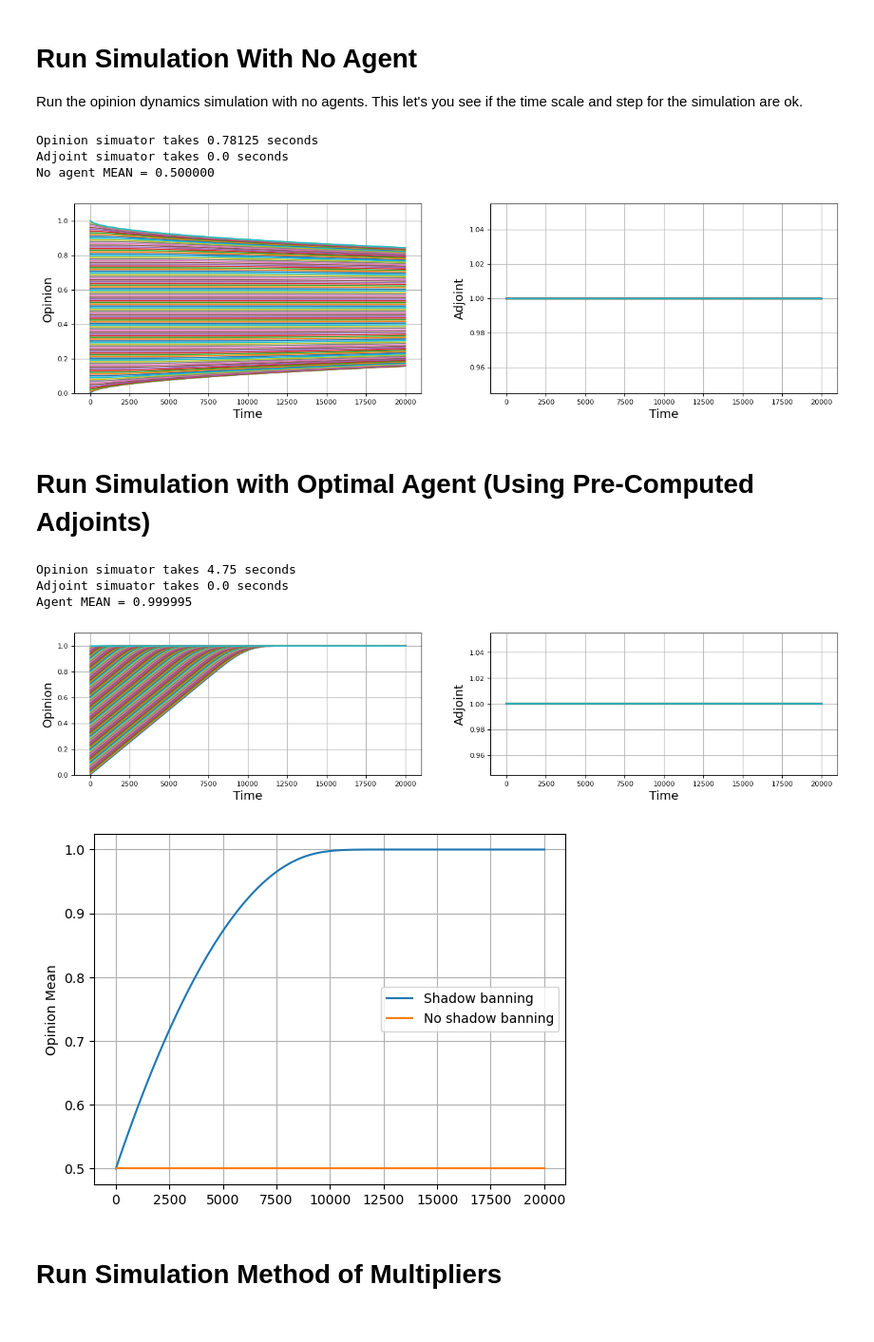
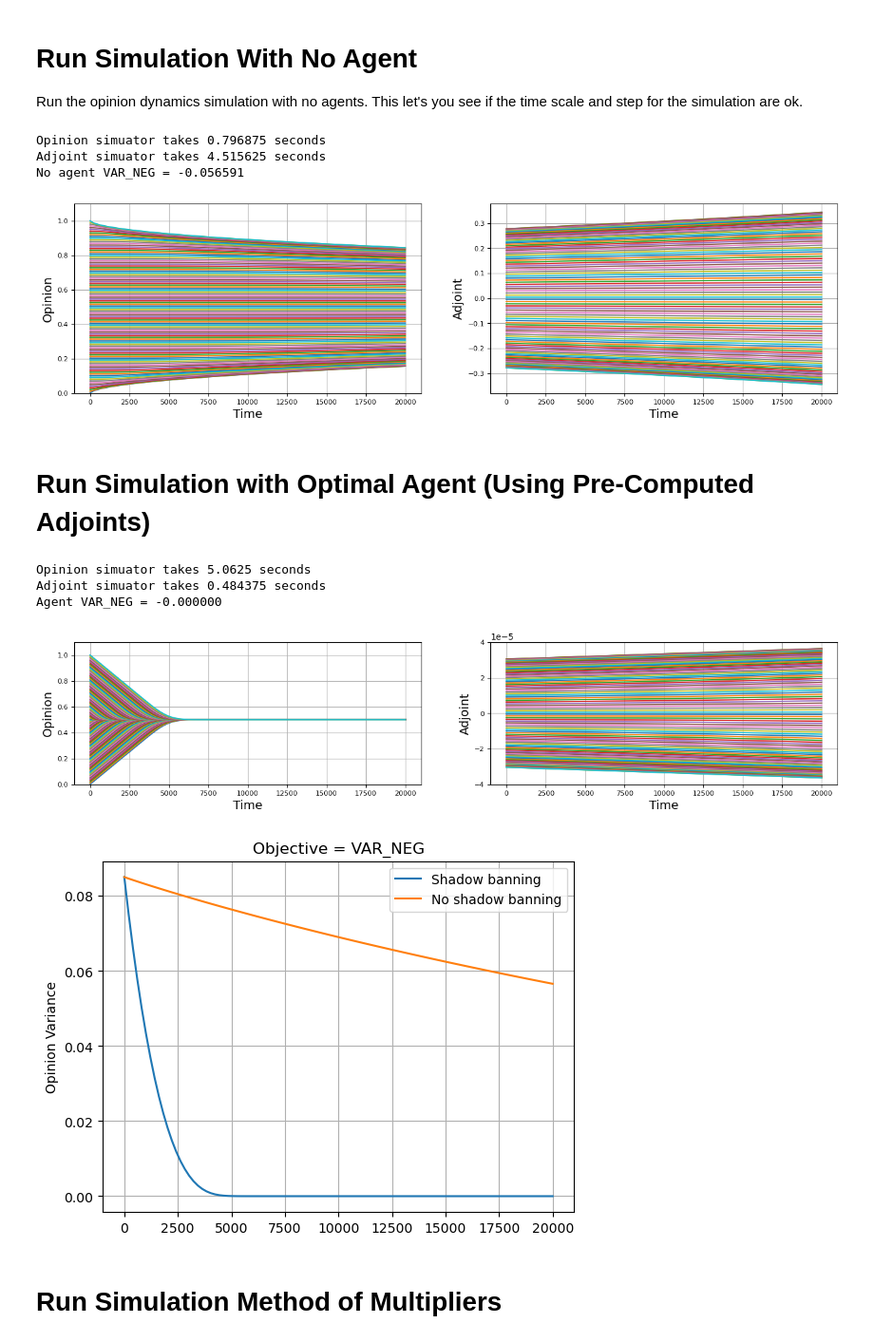
Before and after one commit to zlisto/opinion_dynamics, a Jupyter notebook: ShadowBanControl.ipynb, the cells around one changed output. Shown at 95% size. Cells and saved outputs as stored; diff of their text form; code cells hidden in the pictures.

```diff
--- a/ShadowBanControl.ipynb
+++ b/ShadowBanControl.ipynb
@@ -162,10 +162,14 @@ Network has 100 nodes, 99 edges
 # %% [markdown]
 # Objective and Simulation Parameters
 # %%
-#objective function
-OBJECTIVE = 'MEAN'  #OBJECTIVE can be "MEAN" (maximize mean), "VARIANCE" (maximize variance), "TARGET" (minimize RMS to target opinion)
+#objective function to be maximized
+#OBJECTIVE can be "MEAN", "VAR","VAR_NEG", "MEAN_TAVG","VAR_TAVG","VAR_TAVG_NEG",'MEAN_TAVG'
+#TAVG = time average
+OBJECTIVE = 'VAR_NEG'
 alpha   = 1.07e-2  #Weight of control strength
 
 # simulation time parameters
 tmax = 20000 #tmax = tf = final time for simulation in [time units]
 nsteps = 100  #number of discrete steps in the simulation
+
+print(f"Maximize {OBJECTIVE}\nSimulation has {nsteps} steps for t = 0 .. {tmax}")
@@ -199,10 +206,10 @@ P_no_agent  = P
 plt.figure(figsize = (16,4))
 plot_opinion_adjoint(T,Opinions_no_agent, P_no_agent)
 # %% [output]
-Opinion simuator takes 0.78125 seconds
-Adjoint simuator takes 0.0 seconds
-No agent MEAN = 0.500000
+Opinion simuator takes 0.796875 seconds
+Adjoint simuator takes 4.515625 seconds
+No agent VAR_NEG = -0.056591
-[figure, old version]
+[figure, new version]
 # %% [markdown]
 # Run Simulation with Optimal Agent (Using Pre-Computed Adjoints)
 # %%
@@ -234,19 +241,26 @@ if PLOT:
     plt.figure(figsize = (16,3))
     plot_opinion_adjoint(T,Opinions,P)
 # %% [output]
-Opinion simuator takes 4.75 seconds
-Adjoint simuator takes 0.0 seconds
-Agent MEAN = 0.999995
+Opinion simuator takes 5.0625 seconds
+Adjoint simuator takes 0.484375 seconds
+Agent VAR_NEG = -0.000000
-[figure, old version]
+[figure, new version]
 # %%
 #Plot instantaneous mean with and without shadowbanning
-plt.plot(T,np.mean(Opinions, axis = 1), label = 'Shadow banning')
-plt.plot(T,np.mean(Opinions_no_agent, axis = 1), label = 'No shadow banning')
+if OBJECTIVE =="MEAN":
+    plt.plot(T,np.mean(Opinions, axis = 1), label = 'Shadow banning')
+    plt.plot(T,np.mean(Opinions_no_agent, axis = 1), label = 'No shadow banning')
+    plt.ylabel("Opinion Mean")
+elif "VAR" in OBJECTIVE:
+    plt.plot(T,np.var(Opinions, axis = 1), label = 'Shadow banning')
+    plt.plot(T,np.var(Opinions_no_agent, axis = 1), label = 'No shadow banning')
+    plt.ylabel("Opinion Variance")
+plt.title(f"Objective = {OBJECTIVE}")
+plt.grid()
 plt.legend()
-plt.ylabel("Opinion Mean")
-plt.grid()
+plt.show()
 # %% [output]
-[figure, old version]
+[figure, new version]
 # %% [markdown]
 # Run Simulation Method of Multipliers
 # %%
```
Also changed, not shown: parts of 6 cells of this notebook, 1 other file.
